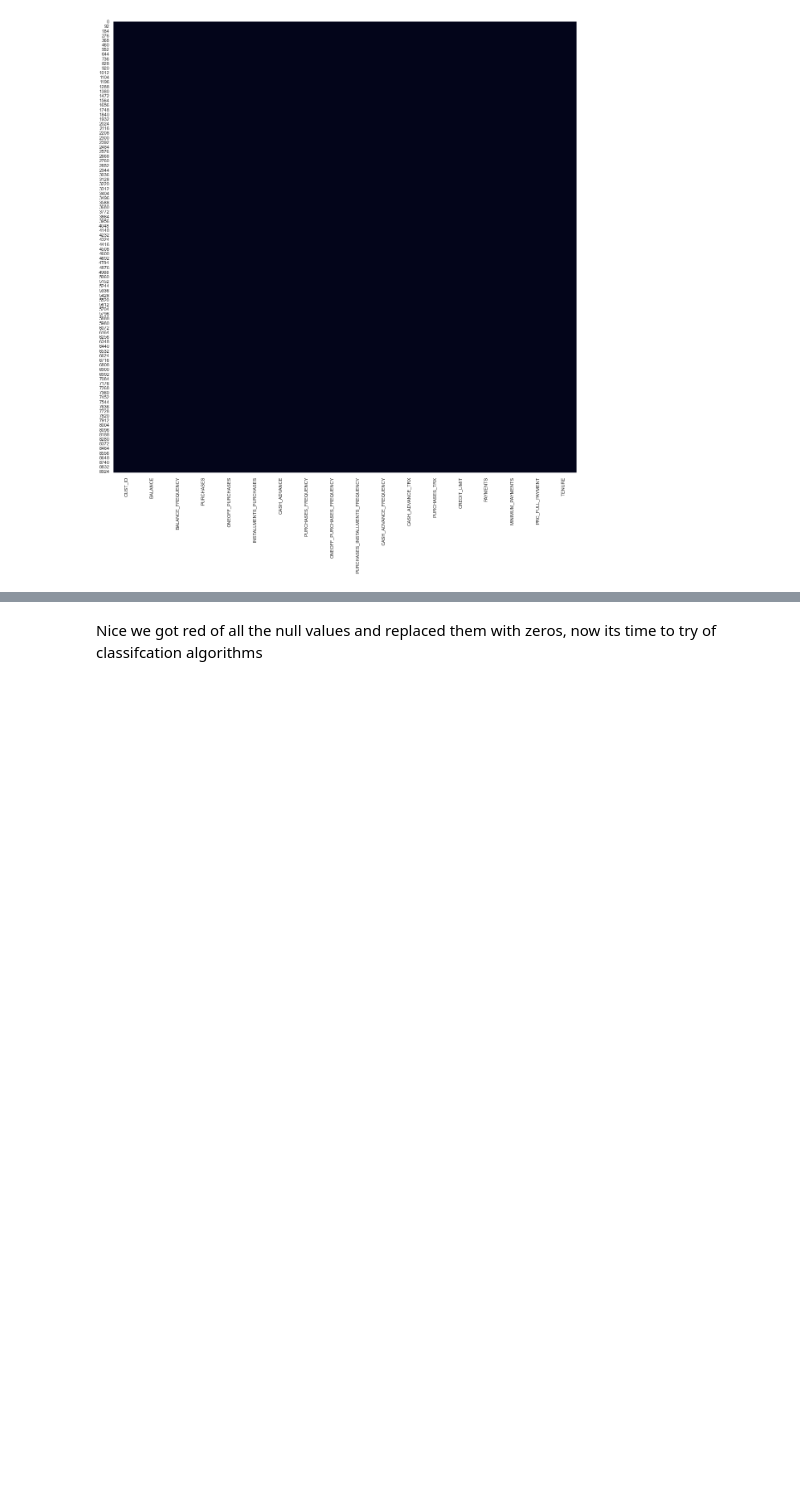
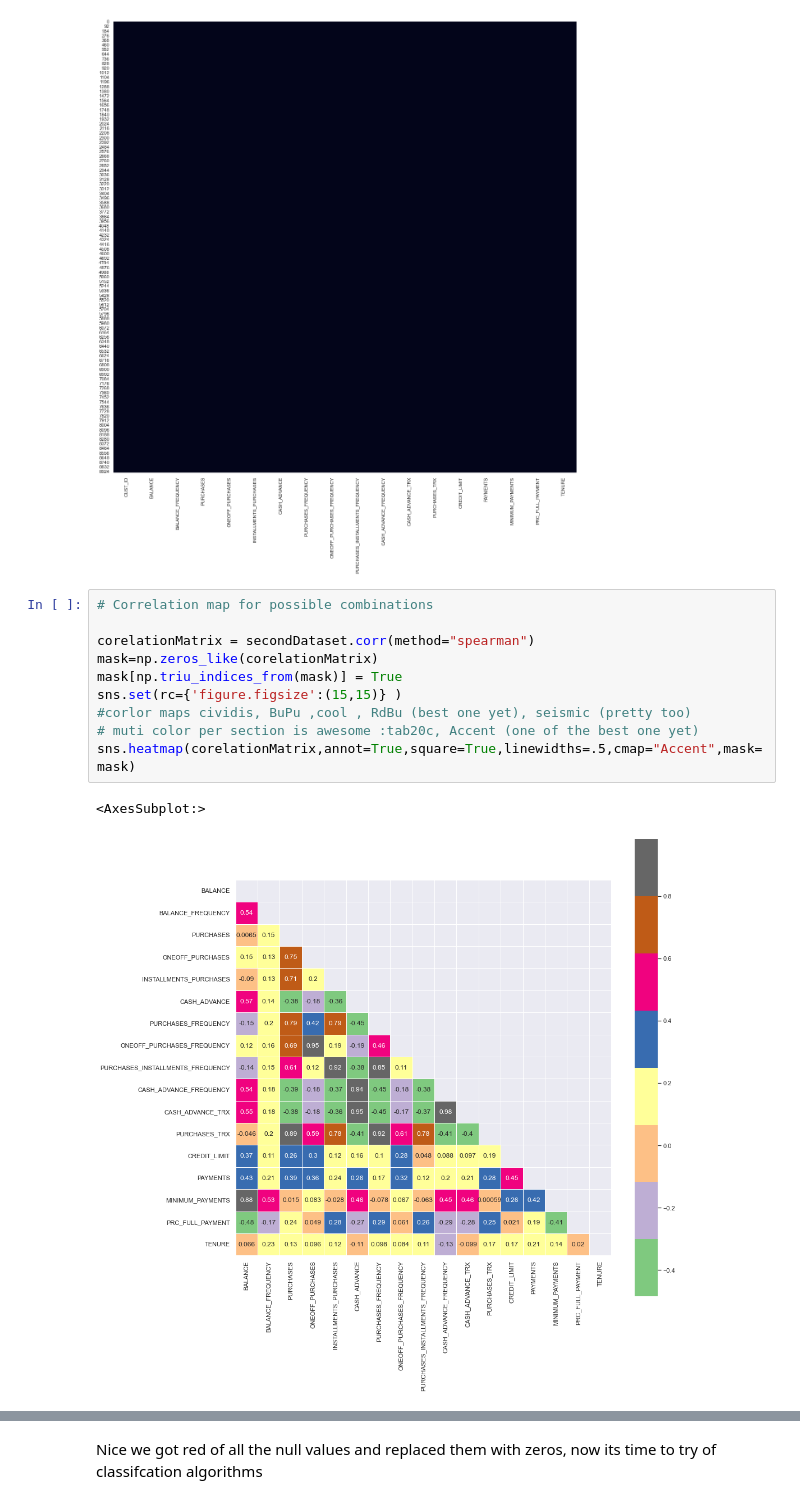
Before and after one commit to Jruz9/customer-targeting-using-cerdit-card-data, a Jupyter notebook: customerTargetingUsingCreditCardData.ipynb, the cells around one changed output, grey strips where cells are left out. Saved outputs shown, nothing was run; the diff lists cells and outputs as text; blank space fills up the shorter version.

```diff
--- a/customerTargetingUsingCreditCardData.ipynb
+++ b/customerTargetingUsingCreditCardData.ipynb
@@ -111,3 +116,16 @@ sns.heatmap(orignalCreditCardData.isnull(), cbar=False)
 # %% [output]
 <AxesSubplot:>
 [figure]
+# %%
+# Correlation map for possible combinations
+
+corelationMatrix = secondDataset.corr(method="spearman")
+mask=np.zeros_like(corelationMatrix)
+mask[np.triu_indices_from(mask)] = True
+sns.set(rc={'figure.figsize':(15,15)} )
+#corlor maps cividis, BuPu ,cool , RdBu (best one yet), seismic (pretty too)
+# muti color per section is awesome :tab20c, Accent (one of the best one yet)
+sns.heatmap(corelationMatrix,annot=True,square=True,linewidths=.5,cmap="Accent",mask=mask)
+# %% [output]
+<AxesSubplot:>
+[figure, added]
```
Also changed, not shown: parts of 14 cells of this notebook, 1 other file.
